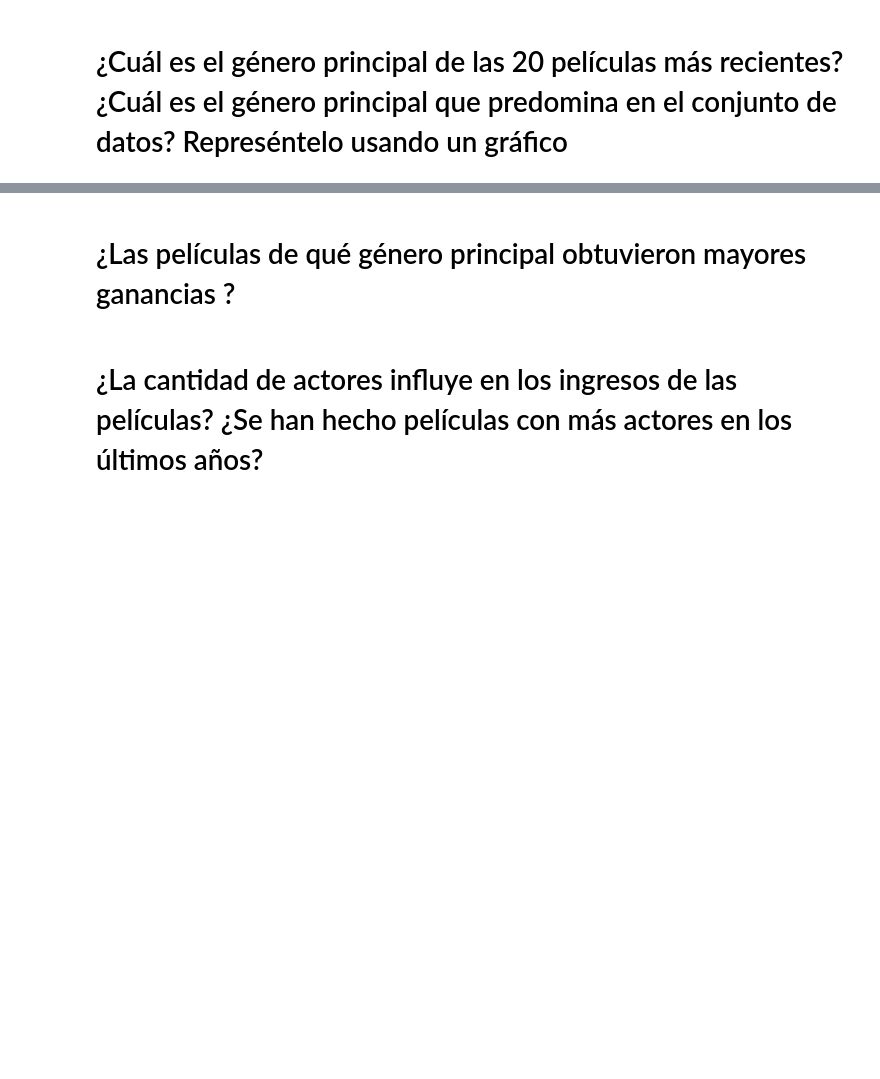
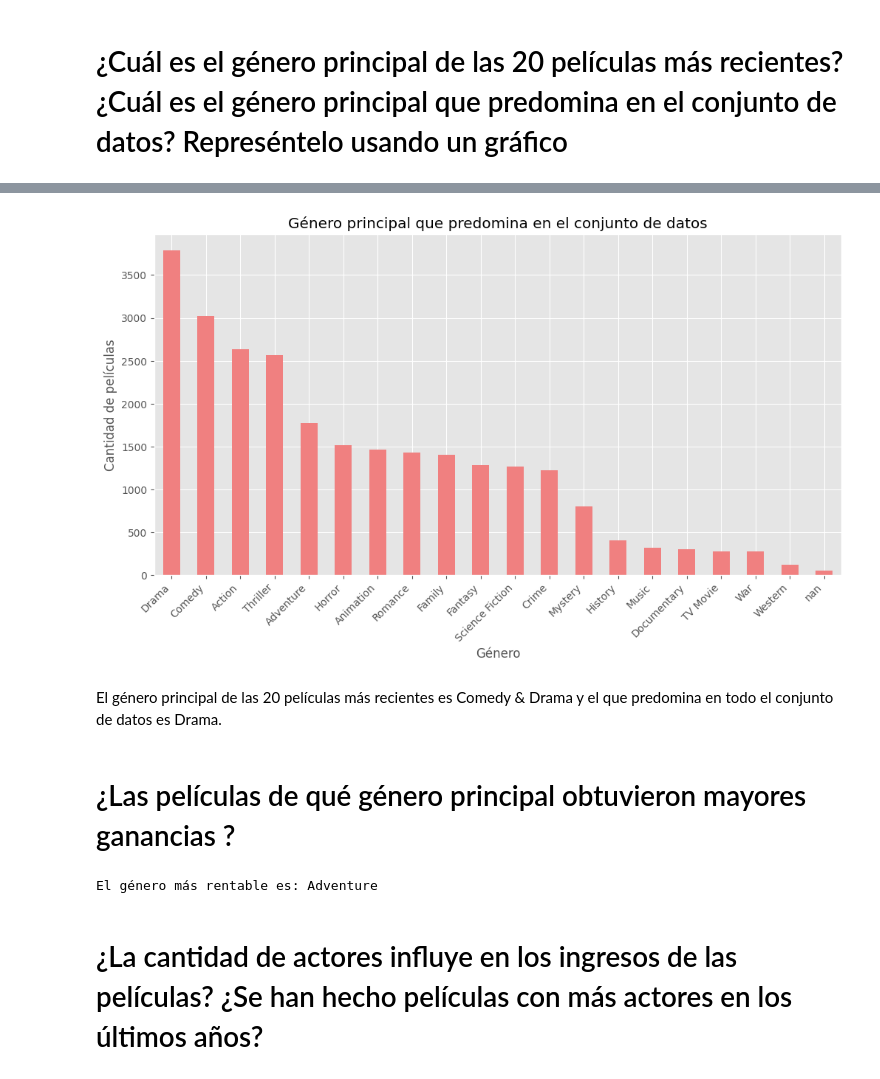
Before and after one commit to bl33h/moviesExploratoryAnalysis, a Jupyter notebook: movies.ipynb, the cells around one changed output, grey strips where cells are left out. Cells and saved outputs as stored; diff of their text form; code cells hidden in the pictures; blank space fills up the shorter version.

```diff
--- a/movies.ipynb
+++ b/movies.ipynb
@@ -400,4 +432,39 @@ print(top_10)
+# %%
+# general most frequent genre
+df['genres'] = df['genres'].astype(str)
+
+# split
+df['genres'] = df['genres'].apply(lambda x: x.split('|'))
+overall_genres_individual = df['genres'].explode()
+
+# frequency count
+overall_genres_counts = overall_genres_individual.value_counts()
+
+plt.figure(figsize=(12, 6))
+overall_genres_counts.plot(kind='bar', color='lightcoral')
+plt.title('Género principal que predomina en el conjunto de datos')
+plt.xlabel('Género')
+plt.ylabel('Cantidad de películas')
+plt.xticks(rotation=45, ha='right')
+plt.show()
+# %% [output]
+[figure, added]
+# %% [markdown]
+El género principal de las 20 películas más recientes es Comedy & Drama y el que predomina en todo el conjunto de datos es Drama.
 # %% [markdown]
 # ¿Las películas de qué género principal obtuvieron mayores ganancias ?
+# %%
+genre_revenue_df = df.assign(genres=df['genres'].str.split('|')).explode('genres')
+
+# total revenue by genre calculation
+total_revenue_by_genre = genre_revenue_df.groupby('genres')['revenue'].sum()
+
+# highest total revenue genre
+highest_total_revenue_genre = total_revenue_by_genre.idxmax()
+highest_total_revenue = total_revenue_by_genre.max()
+
+print(f'El género más rentable es: {highest_total_revenue_genre}')
+# %% [output]
+El género más rentable es: Adventure
 # %% [markdown]
 # ¿La cantidad de actores influye en los ingresos de las películas? ¿Se han hecho películas con más actores en los últimos años?
```
Also changed, not shown: parts of 30 cells of this notebook.
